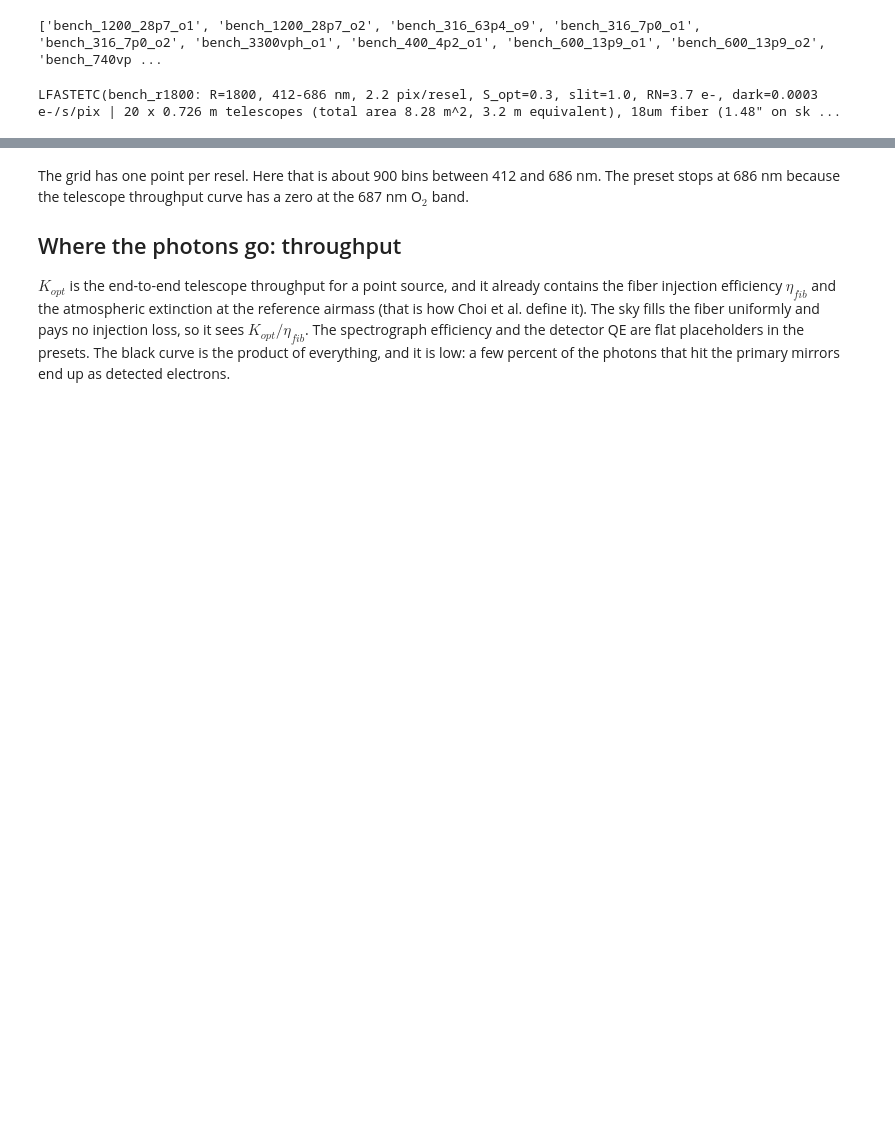
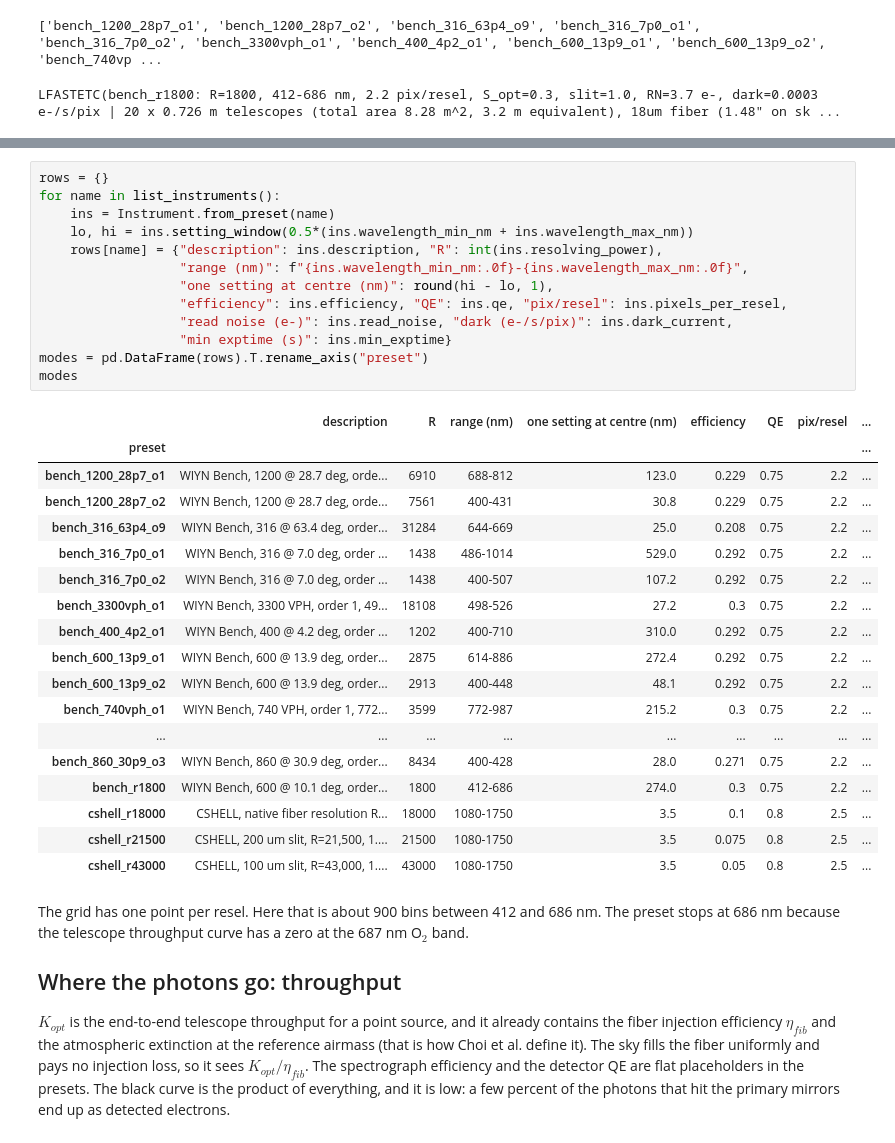
Before and after one commit to schmidt-observatories/lfast-etc, a Jupyter notebook: notebooks/01_quickstart.ipynb, the cells around one changed output, grey strips where cells are left out. Cells and saved outputs as stored; diff of their text form; blank space fills up the shorter version.

```diff
--- a/notebooks/01_quickstart.ipynb
+++ b/notebooks/01_quickstart.ipynb
@@ -55,3 +67,35 @@ LFASTETC(bench_r1800: R=1800, 412-686 nm, 2.2 pix/resel, S_opt=0.3, slit=1.0, RN
+# %%
+rows = {}
+for name in list_instruments():
+    ins = Instrument.from_preset(name)
+    lo, hi = ins.setting_window(0.5*(ins.wavelength_min_nm + ins.wavelength_max_nm))
+    rows[name] = {"description": ins.description, "R": int(ins.resolving_power),
+                  "range (nm)": f"{ins.wavelength_min_nm:.0f}-{ins.wavelength_max_nm:.0f}",
+                  "one setting at centre (nm)": round(hi - lo, 1),
+                  "efficiency": ins.efficiency, "QE": ins.qe, "pix/resel": ins.pixels_per_resel,
+                  "read noise (e-)": ins.read_noise, "dark (e-/s/pix)": ins.dark_current,
+                  "min exptime (s)": ins.min_exptime}
+modes = pd.DataFrame(rows).T.rename_axis("preset")
+modes
+# %% [output]
+|  | description | R | range (nm) | one setting at centre (nm) | efficiency | QE | pix/resel | ... |
+| preset |  |  |  |  |  |  |  | ... |
+| bench_1200_28p7_o1 | WIYN Bench, 1200 @ 28.7 deg, orde... | 6910 | 688-812 | 123.0 | 0.229 | 0.75 | 2.2 | ... |
+| bench_1200_28p7_o2 | WIYN Bench, 1200 @ 28.7 deg, orde... | 7561 | 400-431 | 30.8 | 0.229 | 0.75 | 2.2 | ... |
+| bench_316_63p4_o9 | WIYN Bench, 316 @ 63.4 deg, order... | 31284 | 644-669 | 25.0 | 0.208 | 0.75 | 2.2 | ... |
+| bench_316_7p0_o1 | WIYN Bench, 316 @ 7.0 deg, order ... | 1438 | 486-1014 | 529.0 | 0.292 | 0.75 | 2.2 | ... |
+| bench_316_7p0_o2 | WIYN Bench, 316 @ 7.0 deg, order ... | 1438 | 400-507 | 107.2 | 0.292 | 0.75 | 2.2 | ... |
+| bench_3300vph_o1 | WIYN Bench, 3300 VPH, order 1, 49... | 18108 | 498-526 | 27.2 | 0.3 | 0.75 | 2.2 | ... |
+| bench_400_4p2_o1 | WIYN Bench, 400 @ 4.2 deg, order ... | 1202 | 400-710 | 310.0 | 0.292 | 0.75 | 2.2 | ... |
+| bench_600_13p9_o1 | WIYN Bench, 600 @ 13.9 deg, order... | 2875 | 614-886 | 272.4 | 0.292 | 0.75 | 2.2 | ... |
+| bench_600_13p9_o2 | WIYN Bench, 600 @ 13.9 deg, order... | 2913 | 400-448 | 48.1 | 0.292 | 0.75 | 2.2 | ... |
+| bench_740vph_o1 | WIYN Bench, 740 VPH, order 1, 772... | 3599 | 772-987 | 215.2 | 0.3 | 0.75 | 2.2 | ... |
+| ... | ... | ... | ... | ... | ... | ... | ... | ... |
+| bench_860_30p9_o3 | WIYN Bench, 860 @ 30.9 deg, order... | 8434 | 400-428 | 28.0 | 0.271 | 0.75 | 2.2 | ... |
+| bench_r1800 | WIYN Bench, 600 @ 10.1 deg, order... | 1800 | 412-686 | 274.0 | 0.3 | 0.75 | 2.2 | ... |
+| cshell_r18000 | CSHELL, native fiber resolution R... | 18000 | 1080-1750 | 3.5 | 0.1 | 0.8 | 2.5 | ... |
+| cshell_r21500 | CSHELL, 200 um slit, R=21,500, 1.... | 21500 | 1080-1750 | 3.5 | 0.075 | 0.8 | 2.5 | ... |
+| cshell_r43000 | CSHELL, 100 um slit, R=43,000, 1.... | 43000 | 1080-1750 | 3.5 | 0.05 | 0.8 | 2.5 | ... |
 # %% [markdown]
 The grid has one point per resel. Here that is about 900 bins between 412 and 686 nm. The preset
 stops at 686 nm because the telescope throughput curve has a zero at the 687 nm O$_2$ band.
```
Also changed, not shown: parts of 20 cells of this notebook, 1 other file.
